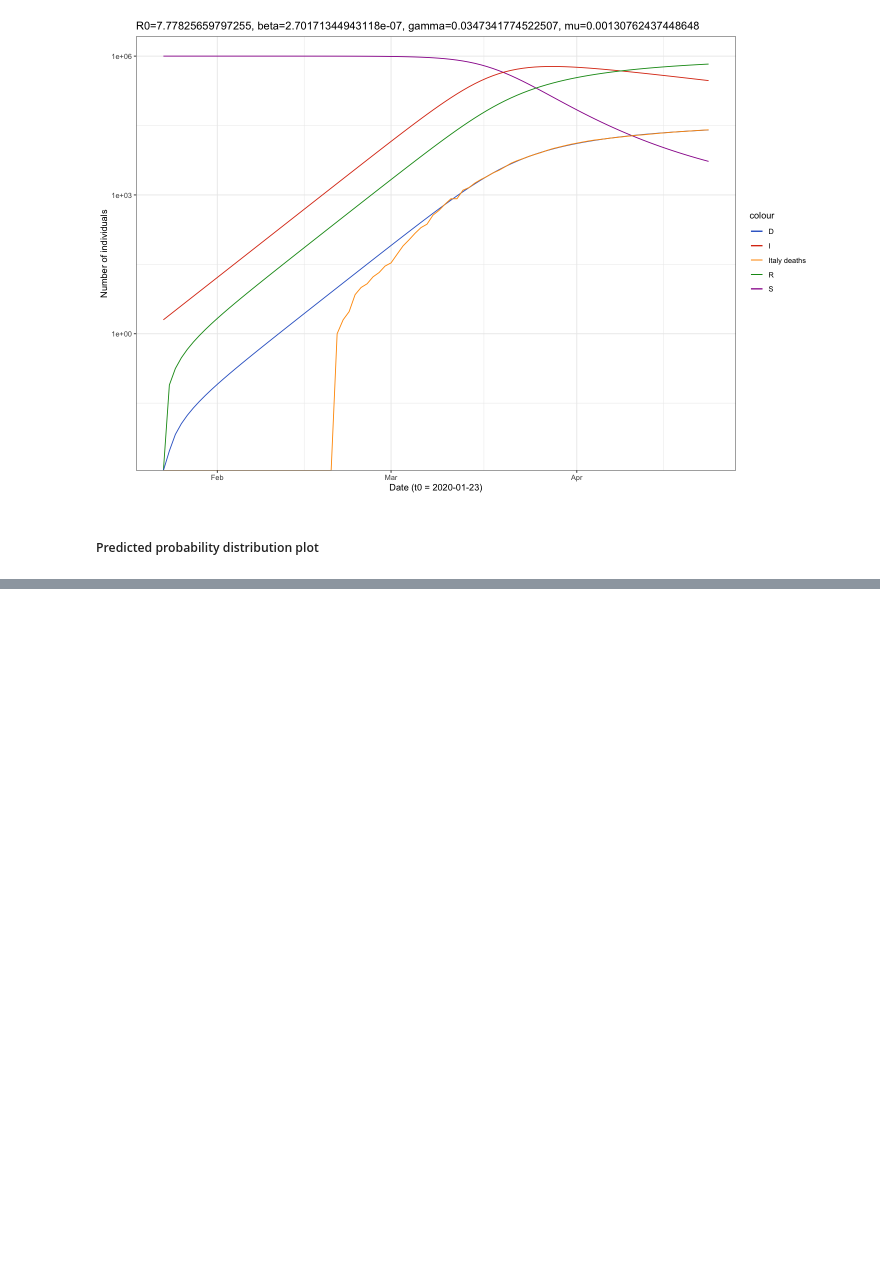
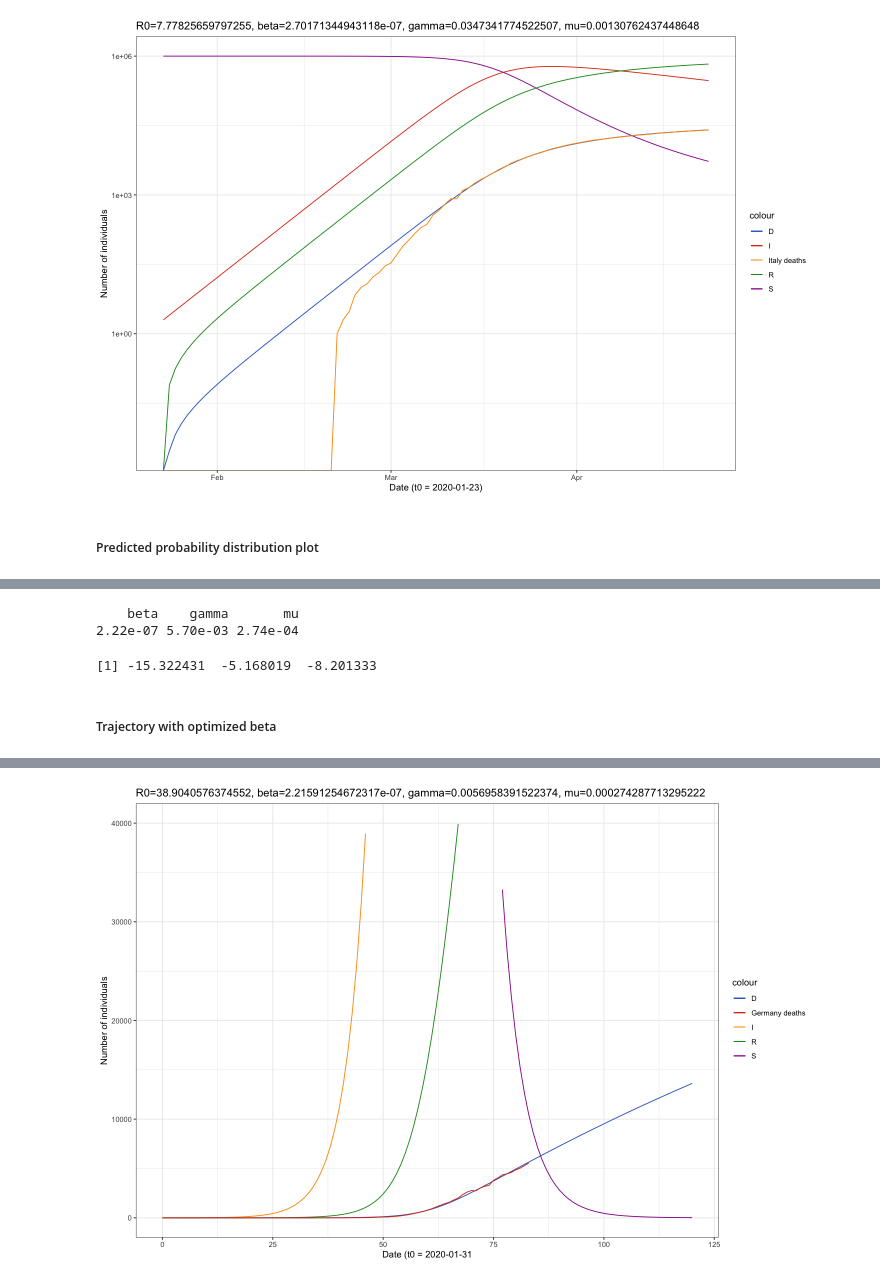
Before and after one commit to cc2qe/covid-19, a Jupyter notebook: covid_global.ipynb, the cells around one changed output, grey strips where cells are left out. Saved outputs shown, nothing was run; the diff lists cells and outputs as text; code cells hidden in the pictures; blank space fills up the shorter version.

```diff
--- a/covid_global.ipynb
+++ b/covid_global.ipynb
@@ -911,0 +1211,8 @@ Warning message:
+# %%
+# Select data from JHU dataset
+
+subset(gdeath, region=='Germany') %>%
+select(date, death) %>%
+mutate(t=as.numeric(date - t0)) %>%
+subset(t >=0 & t <= max_time) -> mysite
+mysite.name <- 'Germany'
@@ -911,0 +1236,10 @@ Warning message:
+# %%
+# parameter iterative function
+
+logit <- function (p) log(p/(1-p))    # the logit transform
+expit <- function (x) 1/(1+exp(-x))   # inverse logit
+
+f5 <- function (par) {
+    params <- c(beta=exp(par[1]), gamma=exp(par[2]), mu=exp(par[3]), p.scale=p.scale)
+    -poisson.loglik(params, mysite)
+}
@@ -911,0 +1248,9 @@ Warning message:
+# %%
+# params: beta, gamma, mu
+fit5 <- optim(f5, par=c(log(3e-7), log(1/30), log(1e-3)))
+fit5
+
+opt <- fit5$par
+R0 <- exp(opt[1]) * N / exp(opt[2])
+
+R0
@@ -911,0 +1274,12 @@ Warning message:
+# %%
+mle1 <- c(beta=exp(opt[1]), gamma=exp(opt[2]), mu=exp(opt[3]))
+signif(mle1,3)
+# %% [output]
+    beta    gamma       mu
+2.22e-07 5.70e-03 2.74e-04
+# %%
+opt
+# %% [output]
+[1] -15.322431  -5.168019  -8.201333
+# %% [markdown]
+##### Trajectory with optimized beta
@@ -911,0 +1294,15 @@ Warning message:
+# %%
+# plot the simulated data compared to the observed data
+p <- ggplot(join(pred, mysite, by='t'), aes(x=t))
+p <- p + theme_bw() + scale_color_gdocs()
+p <- p + geom_line(aes(y=S, col='S'))
+p <- p + geom_line(aes(y=I, col='I'))
+p <- p + geom_line(aes(y=R, col='R'))
+p <- p + geom_line(aes(y=D, col='D'))
+p <- p + geom_line(aes(y=death, col=paste0(mysite.name, ' deaths')))
+p <- p + scale_y_continuous(limits=c(0,4e4))
+# p <- p + scale_y_continuous(trans='log10')
+p <- p + ggtitle(paste0('R0=', R0, ', beta=', exp(opt[1]), ', gamma=', exp(opt[2]), ', mu=', exp(opt[3])))
+p <- p + xlab(paste0('Date (t0 = ', t0)) + ylab('Number of individuals')
+p
+# %% [output]
@@ -911,0 +1317 @@ Warning message:
+[figure, added]
```
Also changed, not shown: parts of 66 cells of this notebook.
